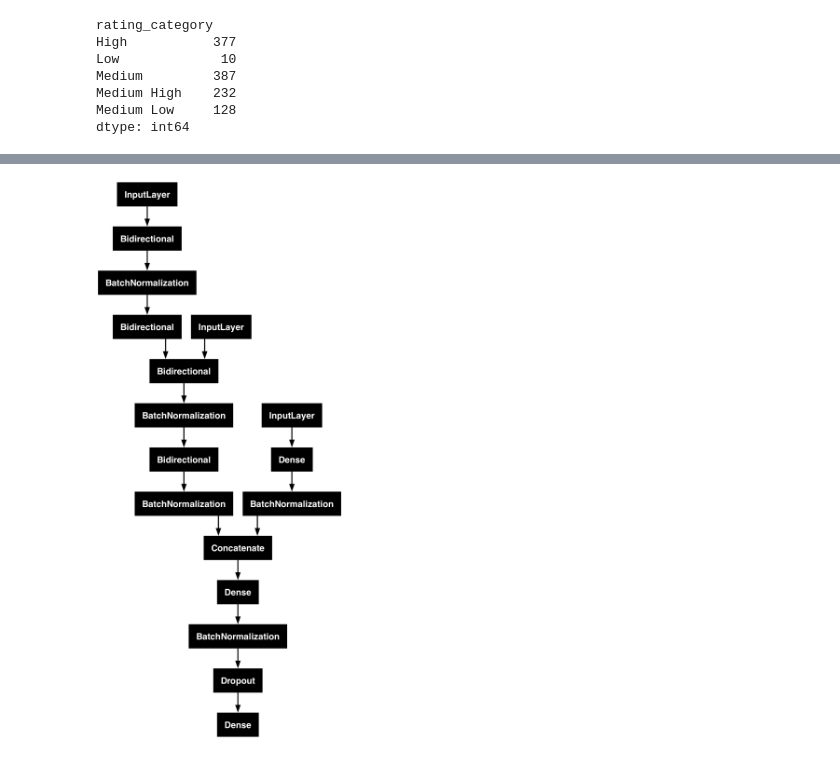
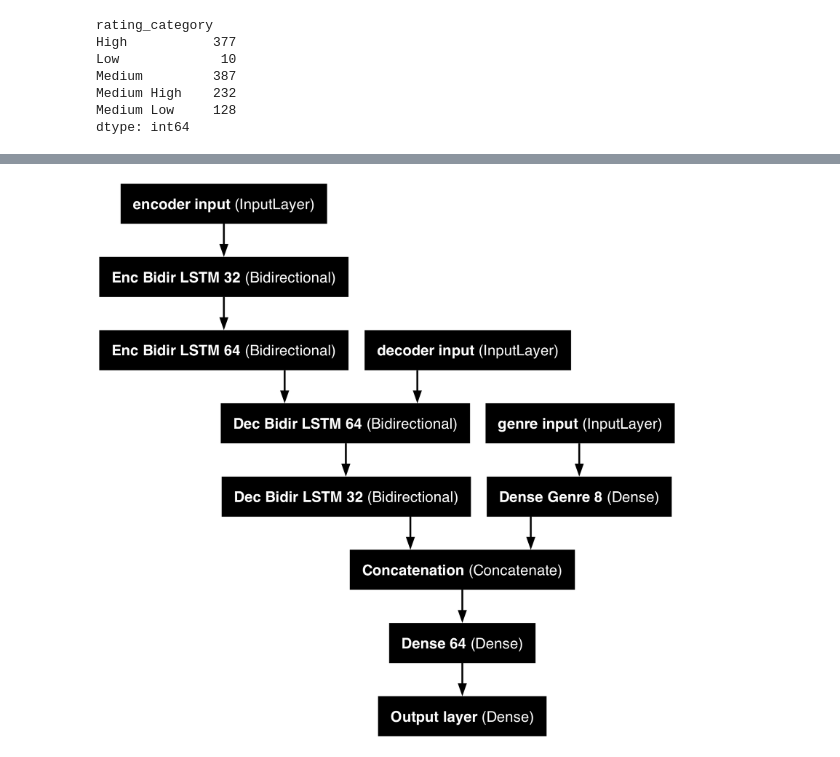
Before and after one commit to ChefBB/dm2_project, a Jupyter notebook: TS/rnn_ts.ipynb, the cells around one changed output, grey strips where cells are left out. Drawn from its saved outputs; the diff is of its cells as text; code cells hidden in the pictures.

```diff
--- a/TS/rnn_ts.ipynb
+++ b/TS/rnn_ts.ipynb
@@ -354,15 +407,18 @@ plt.show()
 # %%
 # Plot model architecture
 
+from scipy.__config__ import show
 from tensorflow.keras.utils import plot_model
 
 # Group LSTM layers with their corresponding Dropout layers using nested blocks in the plot
+# Hide BatchNormalization and Dropout layers for clarity
 plot_model(
-    model2,
+    model_vis,
     to_file='rnn_model.png',
     show_shapes=False,
-    show_layer_names=False,
-    expand_nested=True
+    show_layer_names=True,
+    expand_nested=True,
+    # show_layer_types=False
 )
 # %% [output]
-[figure, old version]
+[figure, new version]
```
Also changed, not shown: parts of 7 cells of this notebook, 12 other files.
